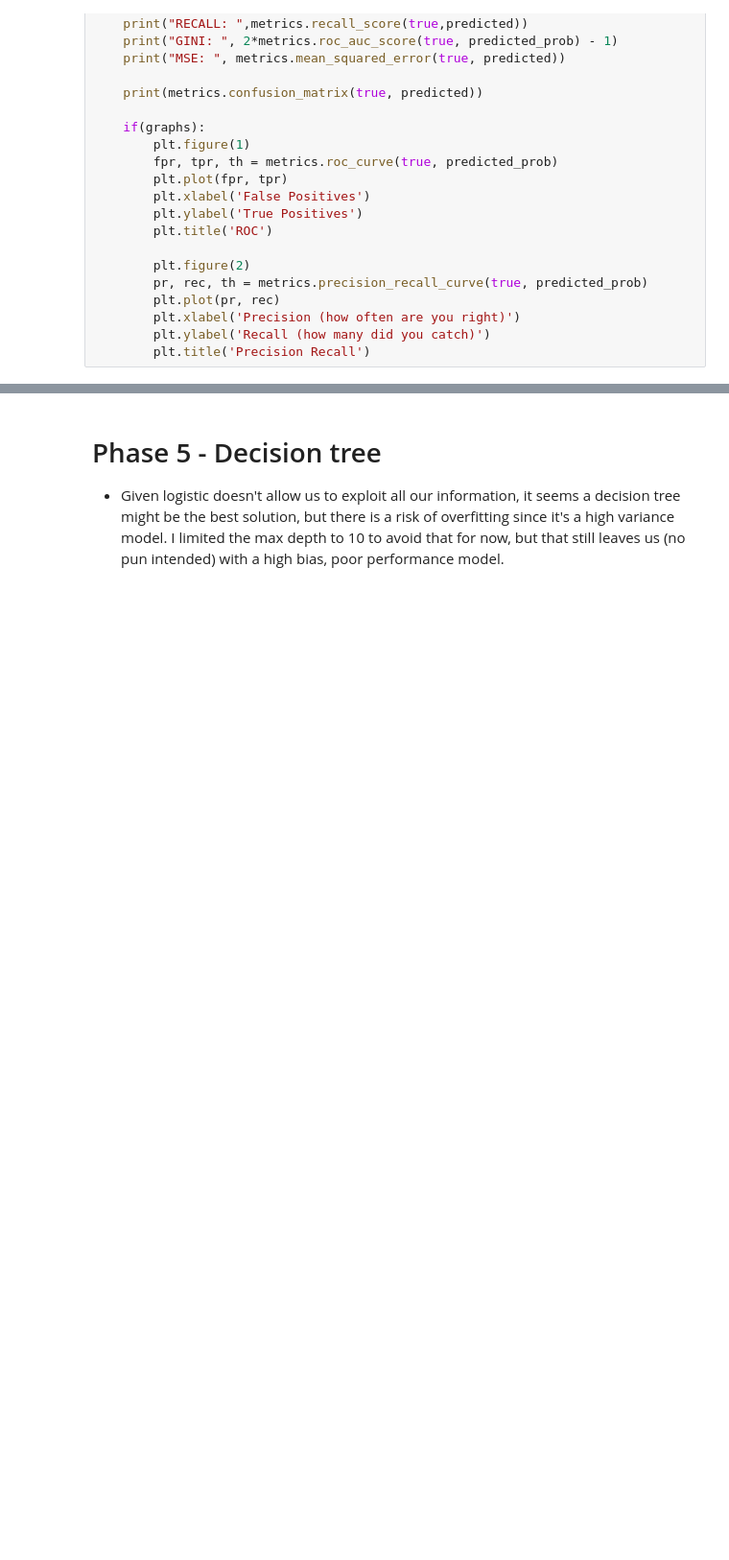
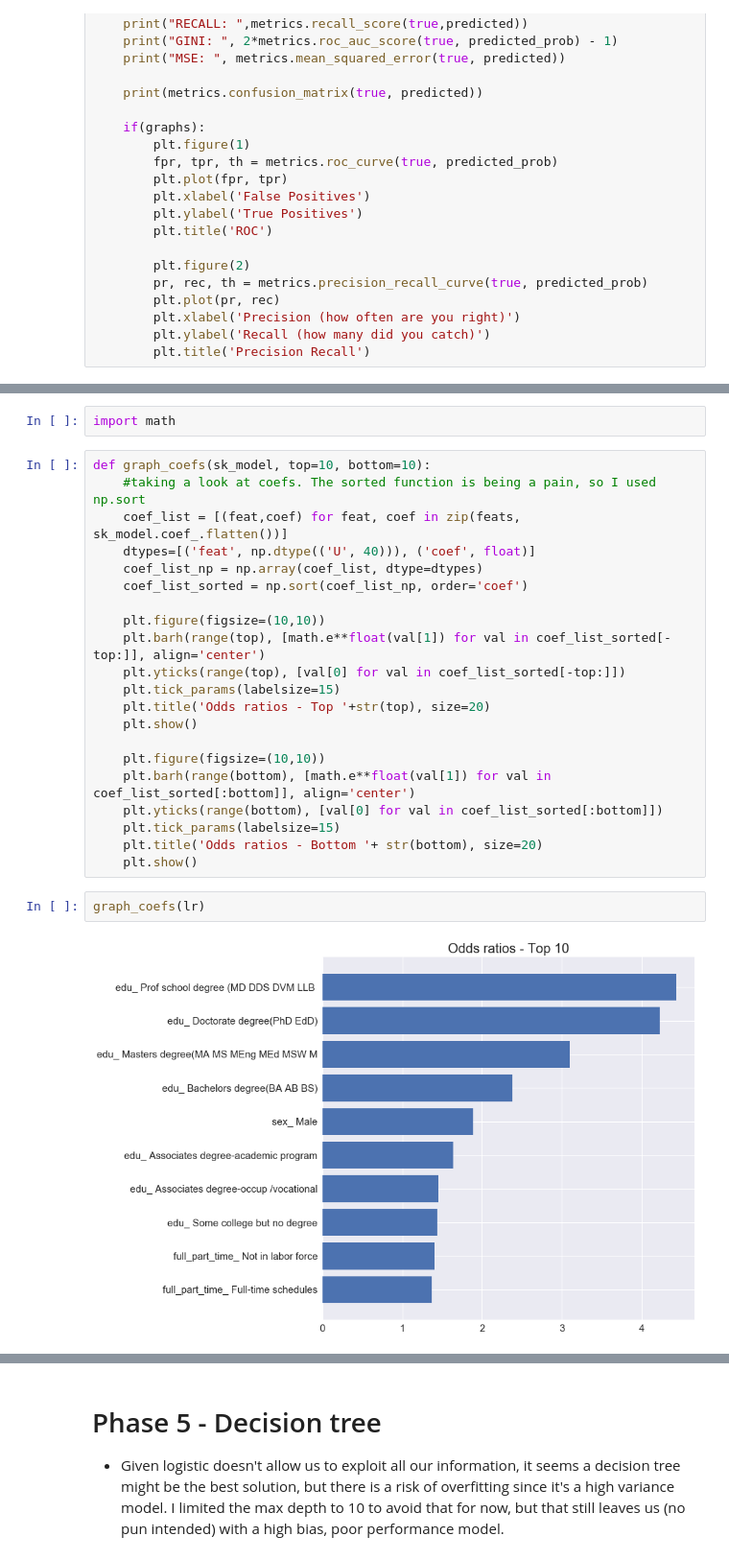
Before and after one commit to bacumin/high_rollers, a Jupyter notebook: Income_Full_Analysis.ipynb, the cells around one changed output, grey strips where cells are left out. Shown at 96% size. Drawn from its saved outputs; the diff is of its cells as text; blank space fills up the shorter version.

```diff
--- a/Income_Full_Analysis.ipynb
+++ b/Income_Full_Analysis.ipynb
@@ -516,0 +477,27 @@ MSE:  0.0521894718905
+# %%
+import math
+# %%
+def graph_coefs(sk_model, top=10, bottom=10):
+    #taking a look at coefs. The sorted function is being a pain, so I used np.sort
+    coef_list = [(feat,coef) for feat, coef in zip(feats, sk_model.coef_.flatten())]
+    dtypes=[('feat', np.dtype(('U', 40))), ('coef', float)]
+    coef_list_np = np.array(coef_list, dtype=dtypes)
+    coef_list_sorted = np.sort(coef_list_np, order='coef')
+
+    plt.figure(figsize=(10,10))
+    plt.barh(range(top), [math.e**float(val[1]) for val in coef_list_sorted[-top:]], align='center')
+    plt.yticks(range(top), [val[0] for val in coef_list_sorted[-top:]])
+    plt.tick_params(labelsize=15)
+    plt.title('Odds ratios - Top '+str(top), size=20)
+    plt.show()
+
+    plt.figure(figsize=(10,10))
+    plt.barh(range(bottom), [math.e**float(val[1]) for val in coef_list_sorted[:bottom]], align='center')
+    plt.yticks(range(bottom), [val[0] for val in coef_list_sorted[:bottom]])
+    plt.tick_params(labelsize=15)
+    plt.title('Odds ratios - Bottom '+ str(bottom), size=20)
+    plt.show()
+# %%
+graph_coefs(lr)
+# %% [output]
+[figure, added]
```
Also changed, not shown: parts of 21 cells of this notebook, 3 other files.
